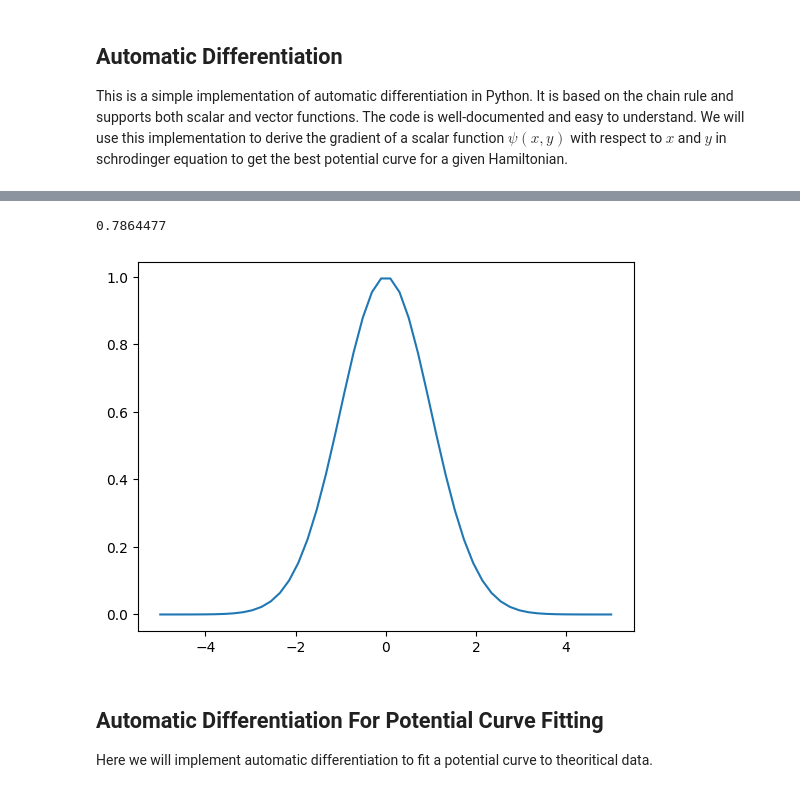
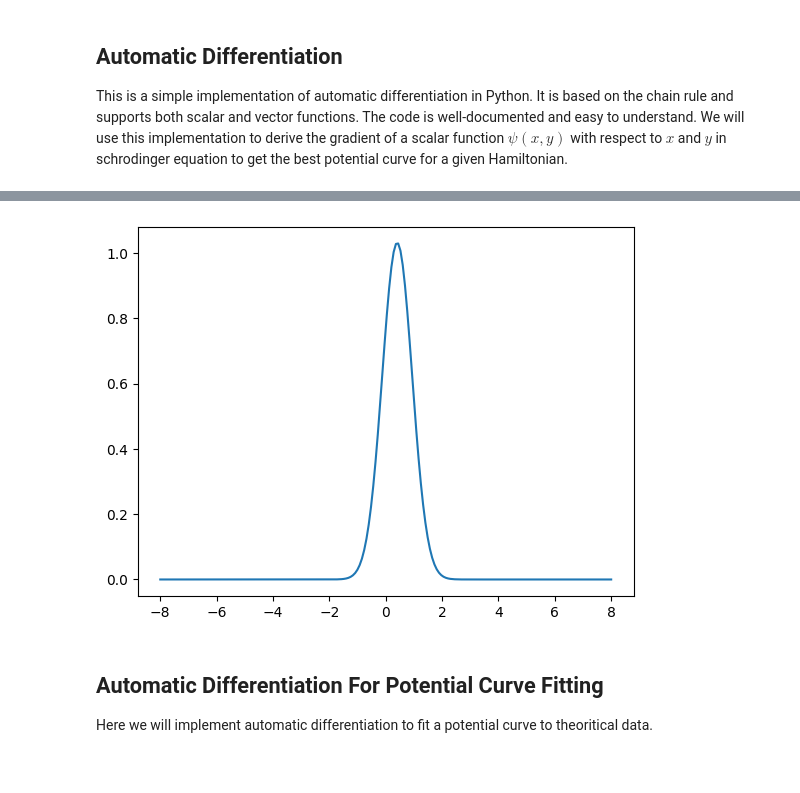
Before and after one commit to STOKES-DOT/Codes_practice, a Jupyter notebook: automatic_differential/ad.ipynb, the cells around one changed output, grey strips where cells are left out. Saved outputs shown, nothing was run; the diff lists cells and outputs as text; code cells hidden in the pictures.

```diff
--- a/automatic_differential/ad.ipynb
+++ b/automatic_differential/ad.ipynb
@@ -34,30 +35,23 @@ Mon Jul  7 20:20:14 2025
 +-----------------------------------------------------------------------------------------+
 [CpuDevice(id=0)]
-# %%
-grad_tanh = grad(jnp.tanh)
-print(grad_tanh(0.5)) # 0.41997434161402603
-# %% [output]
-0.7864477
-# %%
-def wave_function(x, n):
-    """
-    计算n个粒子在二维空间中的波函数值
-    :param x: 粒子的位置，数组，shape为(2,)
-    :param n: 离散谱的能级
-    :return: 波函数值，标量
-    """
-    p_monic = special.hermite(n, monic=True)
-    psi = np.exp(-0.5 * x**2)
-    return psi * p_monic(x)
-
-num = 50
-x = jnp.linspace(-5, 5, num)
-real_wave_function = wave_function(x, 0)
-
-plt.plot(x, real_wave_function)
-plt.show()
-# %% [output]
-[figure, removed]
+# %%
+x0 = np.random.uniform(-3, 3)  # 随机中心位置
+sigma = np.random.uniform(0.5, 2)  # 随机宽度
+
+# 定义高斯波包
+def wave_function(x, x0, sigma):
+    norm = (1/(np.sqrt(np.pi)*sigma))**0.5
+    return norm * np.exp(-(x-x0)**2/(2*sigma**2))
+num = 200  # 网格点数
+x_max = 8.0  # x的最大值
+x = np.linspace(-x_max, x_max, num)  # x的取值范围
+dx = x[1] - x[0]  # 网格间距
+
+real_wave_function = wave_function(x, x0, sigma)
+plt.plot(x, real_wave_function)
+plt.show()
+# %% [output]
+[figure, added]
 # %% [markdown]
 ## Automatic Differentiation For Potential Curve Fitting
 Here we will implement automatic differentiation to fit a potential curve to theoritical data.
```
Also changed, not shown: parts of 6 cells of this notebook.
